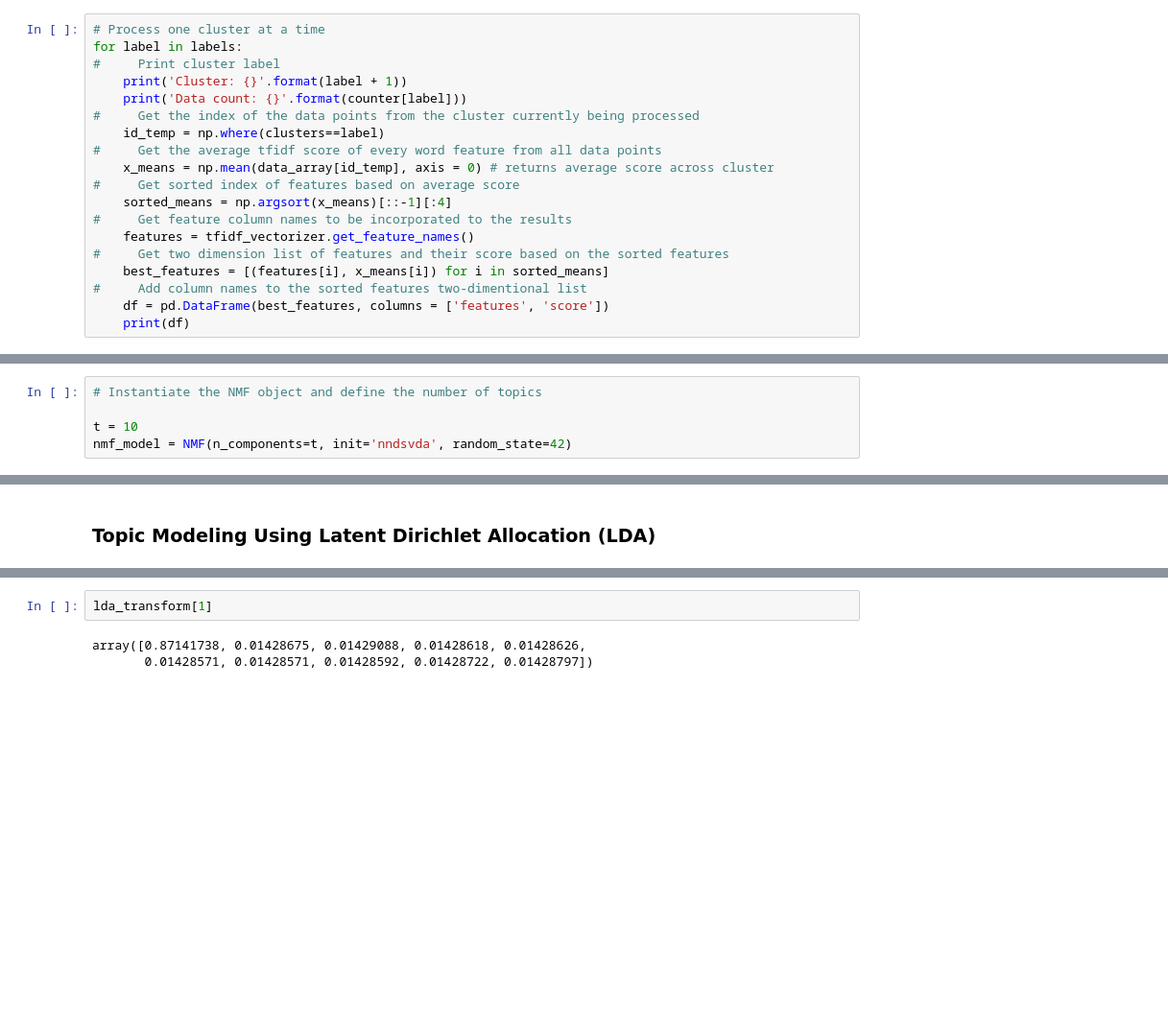
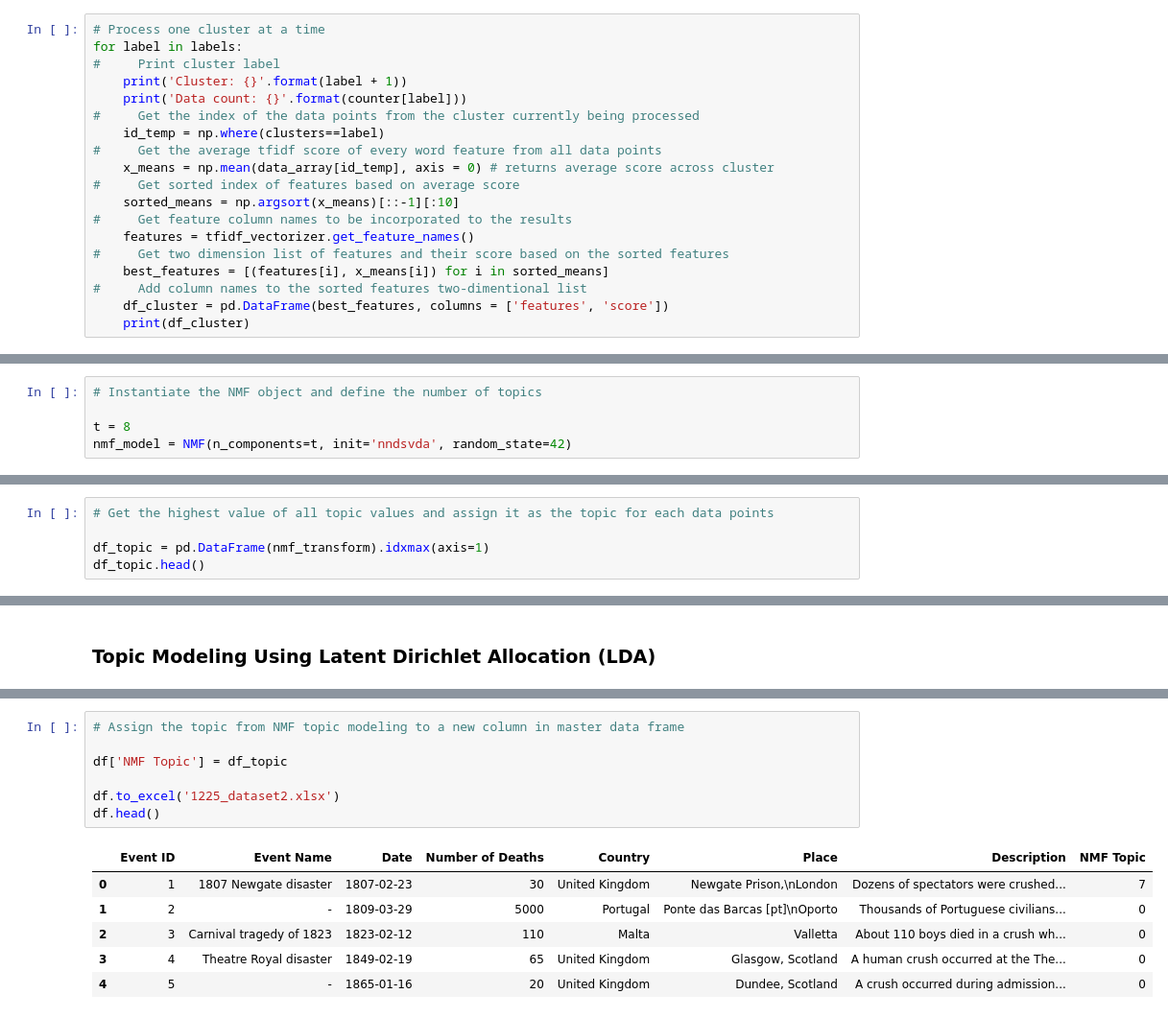
Before and after one commit to nug1209/NadiData.com, a Jupyter notebook: 1225_py.ipynb, the cells around one changed output, grey strips where cells are left out. Shown at 96% size. Cells and saved outputs as stored; diff of their text form; blank space fills up the shorter version.

```diff
--- a/1225_py.ipynb
+++ b/1225_py.ipynb
@@ -128,13 +198,13 @@ for label in labels:
 #     Get the average tfidf score of every word feature from all data points
     x_means = np.mean(data_array[id_temp], axis = 0) # returns average score across cluster
 #     Get sorted index of features based on average score
-    sorted_means = np.argsort(x_means)[::-1][:4]
+    sorted_means = np.argsort(x_means)[::-1][:10]
 #     Get feature column names to be incorporated to the results
     features = tfidf_vectorizer.get_feature_names()
 #     Get two dimension list of features and their score based on the sorted features
     best_features = [(features[i], x_means[i]) for i in sorted_means]
 #     Add column names to the sorted features two-dimentional list
-    df = pd.DataFrame(best_features, columns = ['features', 'score'])
-    print(df)
+    df_cluster = pd.DataFrame(best_features, columns = ['features', 'score'])
+    print(df_cluster)
 # %% [output]
 Cluster: 1
@@ -159,7 +229,7 @@ Data count: 22
 # %%
 # Instantiate the NMF object and define the number of topics
 
-t = 10
+t = 8
 nmf_model = NMF(n_components=t, init='nndsvda', random_state=42)
 # %%
 # Do count vectorizing
@@ -182,0 +253,5 @@ nmf_transform.shape
+# %%
+# Get the highest value of all topic values and assign it as the topic for each data points
+
+df_topic = pd.DataFrame(nmf_transform).idxmax(axis=1)
+df_topic.head()
@@ -345,5 +406,14 @@ Name: 9, dtype: float64
 # %%
-lda_transform[1]
+# Assign the topic from NMF topic modeling to a new column in master data frame
+
+df['NMF Topic'] = df_topic
+
+df.to_excel('1225_dataset2.xlsx')
+df.head()
 # %% [output]
-array([0.87141738, 0.01428675, 0.01429088, 0.01428618, 0.01428626,
-       0.01428571, 0.01428571, 0.01428592, 0.01428722, 0.01428797])
+|  | Event ID | Event Name | Date | Number of Deaths | Country | Place | Description | NMF Topic |
+| 0 | 1 | 1807 Newgate disaster | 1807-02-23 | 30 | United Kingdom | Newgate Prison,\nLondon | Dozens of spectators were crushed... | 7 |
+| 1 | 2 | - | 1809-03-29 | 5000 | Portugal | Ponte das Barcas [pt]\nOporto | Thousands of Portuguese civilians... | 0 |
+| 2 | 3 | Carnival tragedy of 1823 | 1823-02-12 | 110 | Malta | Valletta | About 110 boys died in a crush wh... | 0 |
+| 3 | 4 | Theatre Royal disaster | 1849-02-19 | 65 | United Kingdom | Glasgow, Scotland | A human crush occurred at the The... | 0 |
+| 4 | 5 | - | 1865-01-16 | 20 | United Kingdom | Dundee, Scotland | A crush occurred during admission... | 0 |
```
Also changed, not shown: parts of 24 cells of this notebook, 4 other files.
